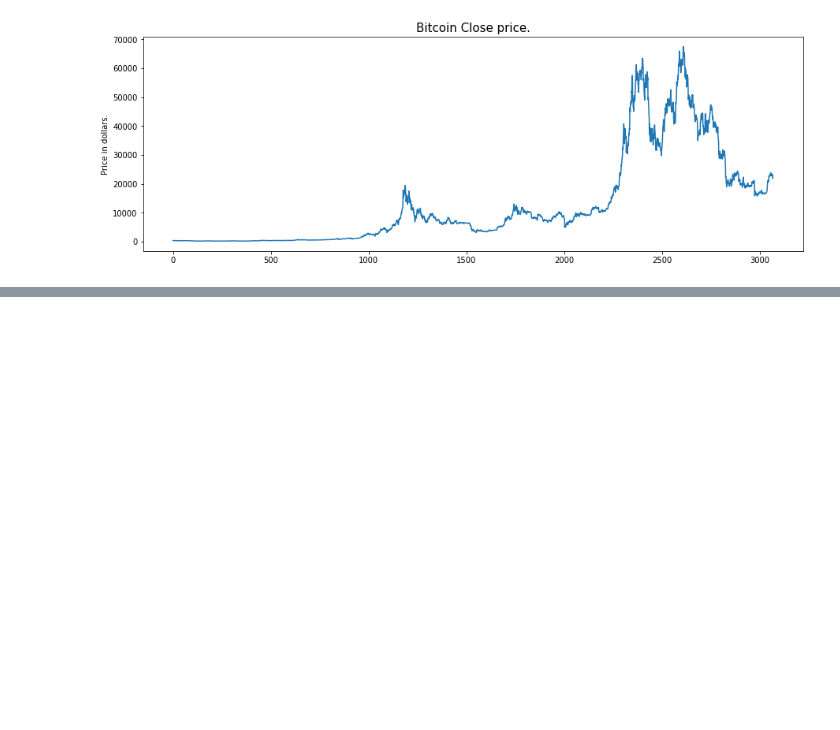
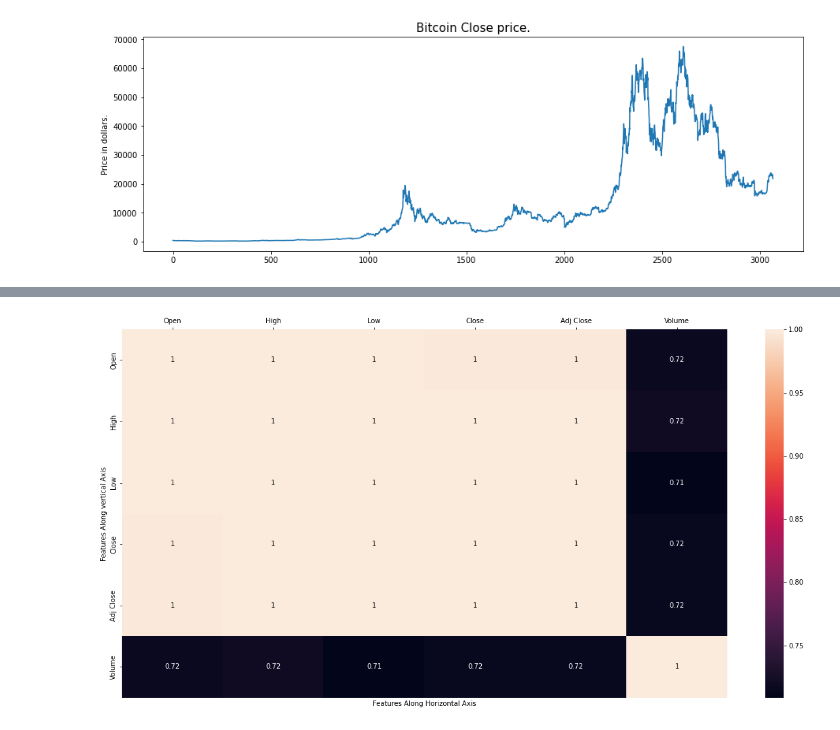
Before and after one commit to ImRaushanS/Bitcoin-Price-Predictior, a Jupyter notebook: Bitcoin_Price_prediction.ipynb, the cells around one changed output, grey strips where cells are left out. Saved outputs shown, nothing was run; the diff lists cells and outputs as text; code cells hidden in the pictures; blank space fills up the shorter version.

```diff
--- a/Bitcoin_Price_prediction.ipynb
+++ b/Bitcoin_Price_prediction.ipynb
@@ -64,0 +76,8 @@ plt.show()
+# %%
+plt.figure(figsize=(20, 10))
+ax=sns.heatmap(df.corr(), annot=True)
+ax.set(xlabel="Features Along Horizontal Axis", ylabel="Features Along vertical Axis")
+ax.xaxis.tick_top()
+plt.show()
+# %% [output]
+[figure, added]
```
Also changed, not shown: parts of 8 cells of this notebook.
